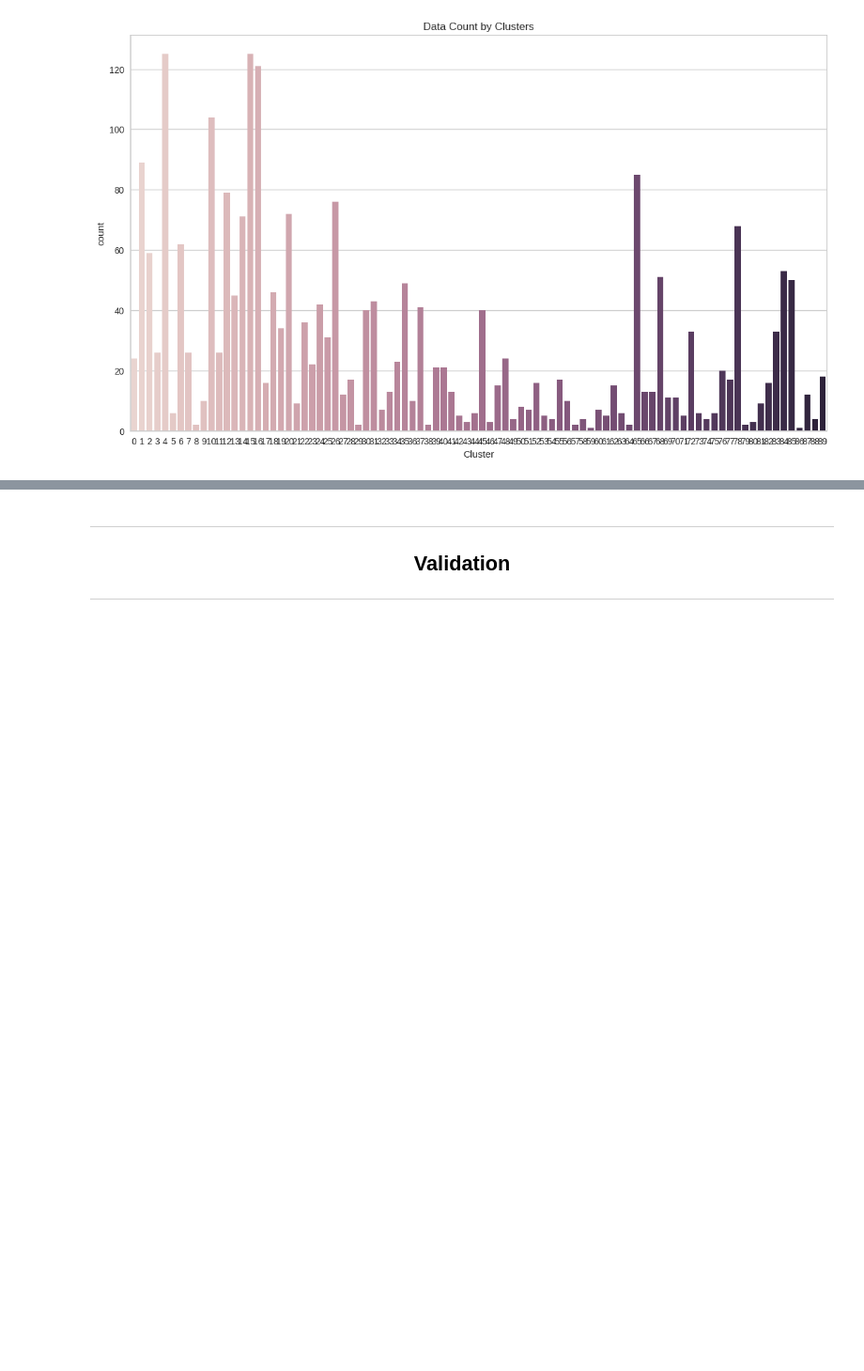
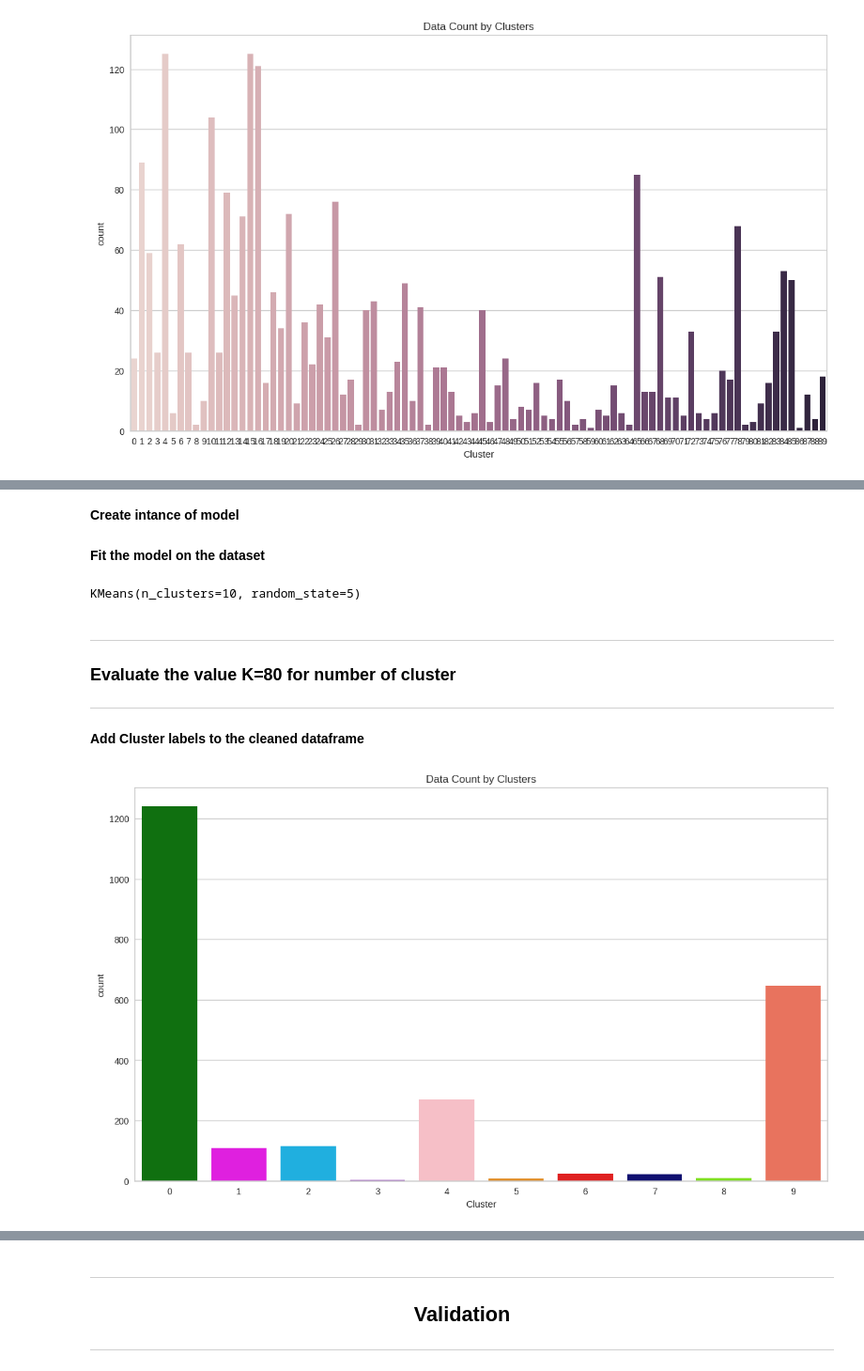
Before and after one commit to ABF-QC/Module2_Project3, a Jupyter notebook: notebook/KMeans.ipynb, the cells around one changed output, grey strips where cells are left out. Shown at 94% size. Saved outputs shown, nothing was run; the diff lists cells and outputs as text; code cells hidden in the pictures; blank space fills up the shorter version.

```diff
--- a/notebook/KMeans.ipynb
+++ b/notebook/KMeans.ipynb
@@ -489,0 +553,56 @@ plt.show()
+# %% [markdown]
+**Create intance of model**
+# %%
+kmeans = KMeans(n_clusters=10, random_state=5)
+# %% [markdown]
+**Fit the model on the dataset**
+# %%
+kmeans.fit(X_sub_scaled)
+# %% [output]
+KMeans(n_clusters=10, random_state=5)
+# %% [markdown]
+---
+### Evaluate the value K=80 for number of cluster
+
+---
+# %%
+palette = [
+    "green",
+    "magenta",
+    "deepskyblue",
+    "darkorchid",
+    "lightpink",
+    "darkorange",
+    "red",
+    "navy",
+    "chartreuse",
+    "tomato",
+    "turquoise",
+    "dodgerblue",
+    "yellowgreen",
+    "deeppink",
+    "springgreen"
+]
+# %% [markdown]
+**Add Cluster labels to the cleaned dataframe**
+# %%
+df_o['label'] = kmeans.labels_
+
+df_o['label_str'] = kmeans.labels_.astype(str)
+# %%
+# Create figure and adjust size
+plt.figure(figsize=(14,8))
+
+# Create count plot
+ax = sns.countplot(x=df_o['label'], hue=df_o['label'], legend=False, palette=palette)
+
+# Add title
+ax.set_title('Data Count by Clusters')
+
+# Add axis labels
+ax.set_xlabel('Cluster')
+
+# Show plot
+plt.show()
+# %% [output]
+[figure, added]
```
Also changed, not shown: parts of 29 cells of this notebook, 8 other files.
